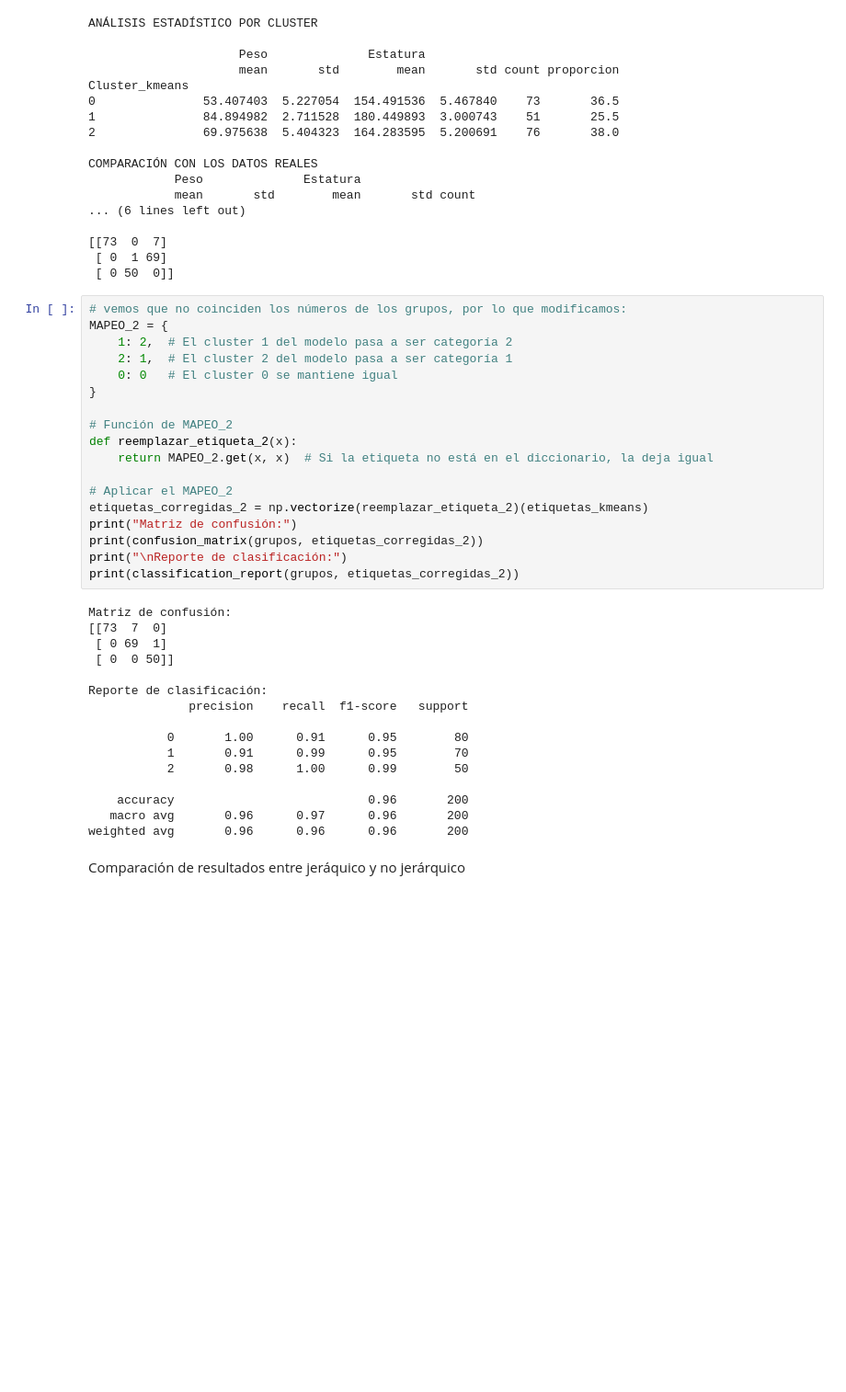
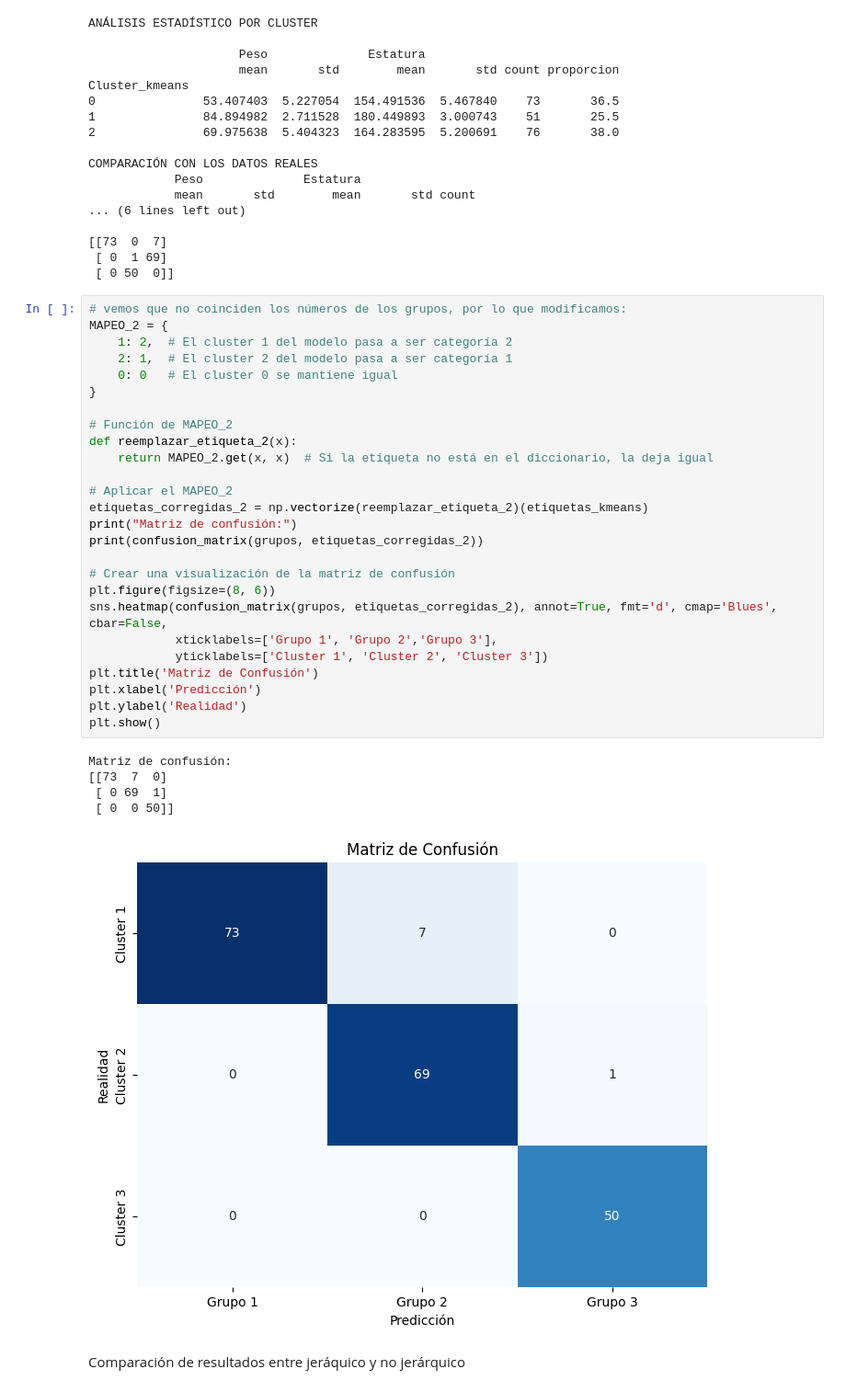
Before and after one commit to ednavivianasegura/Plan_de_Formacion_PDI_PAS_2026, a Jupyter notebook: Mod_2_28052026/07_ModelosNoSupervisados.ipynb, the cells around one changed output. Shown at 92% size. Saved outputs shown, nothing was run; the diff lists cells and outputs as text; blank space fills up the shorter version.

```diff
--- a/Mod_2_28052026/07_ModelosNoSupervisados.ipynb
+++ b/Mod_2_28052026/07_ModelosNoSupervisados.ipynb
@@ -2614,36 +1248,34 @@ COMPARACIÓN CON LOS DATOS REALES
 # %%
 # vemos que no coinciden los números de los grupos, por lo que modificamos:
 MAPEO_2 = {
     1: 2,  # El cluster 1 del modelo pasa a ser categoría 2
     2: 1,  # El cluster 2 del modelo pasa a ser categoría 1
     0: 0   # El cluster 0 se mantiene igual
 }
 
 # Función de MAPEO_2
 def reemplazar_etiqueta_2(x):
     return MAPEO_2.get(x, x)  # Si la etiqueta no está en el diccionario, la deja igual
 
 # Aplicar el MAPEO_2
 etiquetas_corregidas_2 = np.vectorize(reemplazar_etiqueta_2)(etiquetas_kmeans)
 print("Matriz de confusión:")
 print(confusion_matrix(grupos, etiquetas_corregidas_2))
-print("\nReporte de clasificación:")
-print(classification_report(grupos, etiquetas_corregidas_2))
+
+# Crear una visualización de la matriz de confusión
+plt.figure(figsize=(8, 6))
+sns.heatmap(confusion_matrix(grupos, etiquetas_corregidas_2), annot=True, fmt='d', cmap='Blues', cbar=False,
+            xticklabels=['Grupo 1', 'Grupo 2','Grupo 3'],
+            yticklabels=['Cluster 1', 'Cluster 2', 'Cluster 3'])
+plt.title('Matriz de Confusión')
+plt.xlabel('Predicción')
+plt.ylabel('Realidad')
+plt.show()
 # %% [output]
 Matriz de confusión:
 [[73  7  0]
  [ 0 69  1]
  [ 0  0 50]]
-
-Reporte de clasificación:
-              precision    recall  f1-score   support
-
-           0       1.00      0.91      0.95        80
-           1       0.91      0.99      0.95        70
-           2       0.98      1.00      0.99        50
-
-    accuracy                           0.96       200
-   macro avg       0.96      0.97      0.96       200
-weighted avg       0.96      0.96      0.96       200
+[figure, added]
 # %% [markdown]
 Comparación de resultados entre jeráquico y no jerárquico
```
Also changed, not shown: parts of 26 cells of this notebook.
